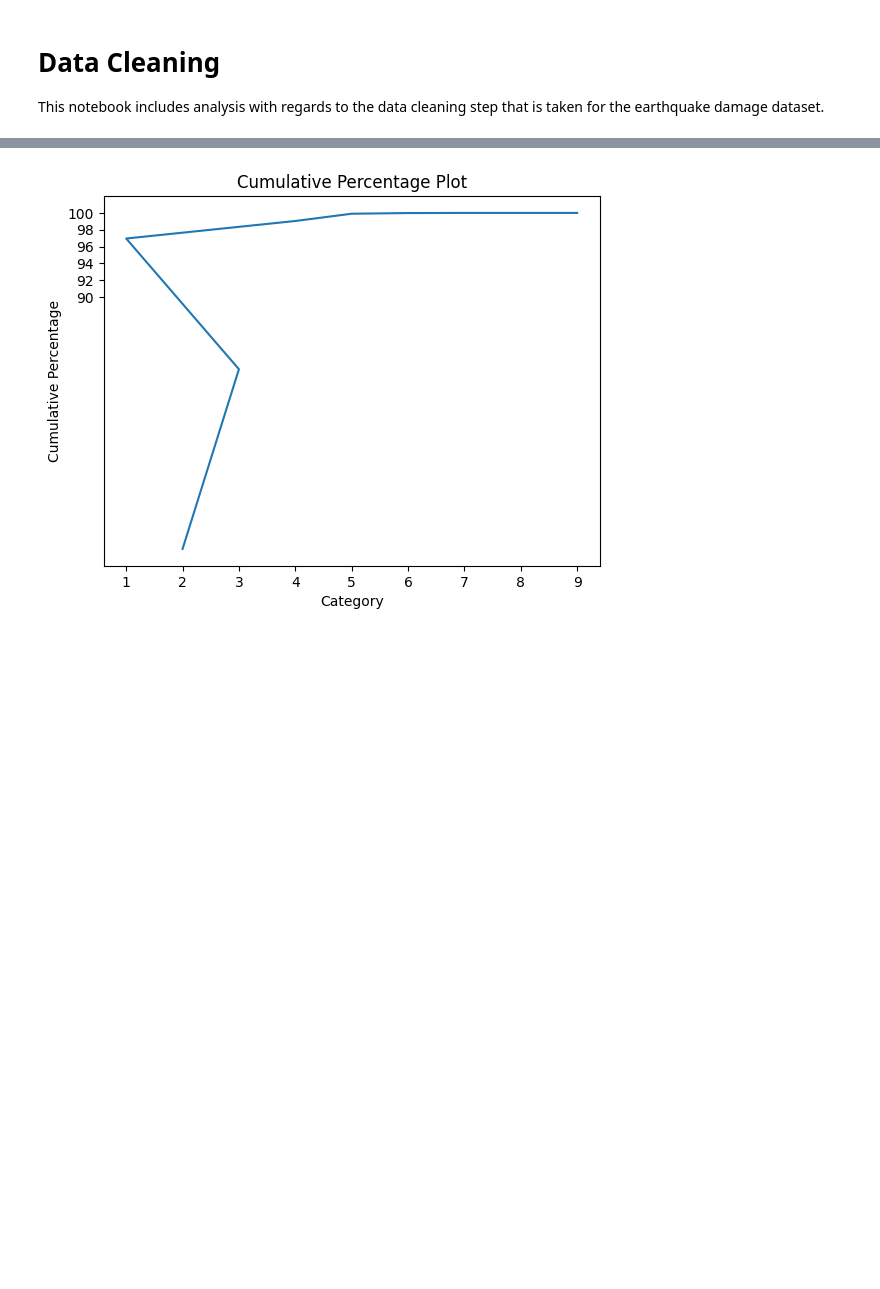
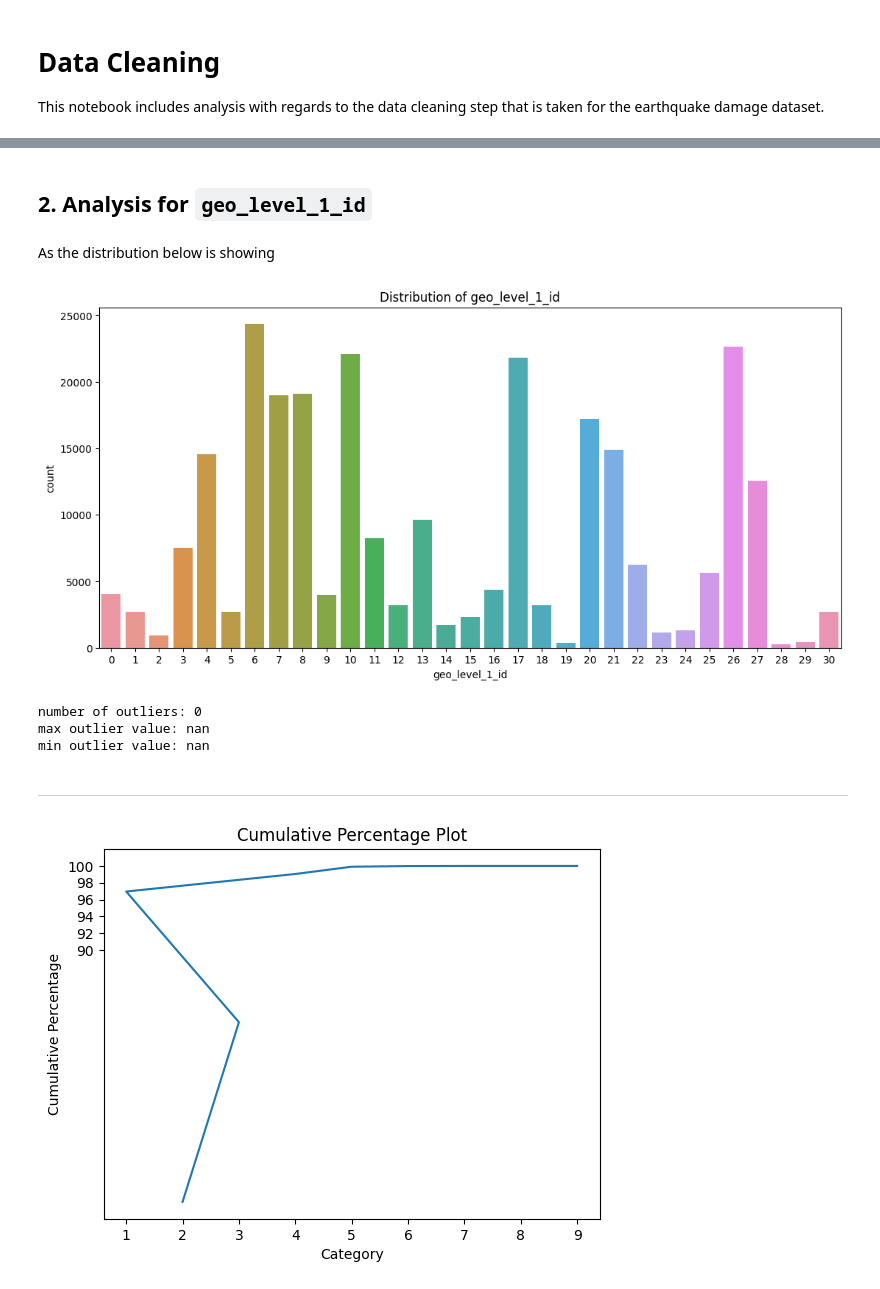
Before and after one commit to Sidies/-2015_Gorkha_earthquake_damage_prediction, a Jupyter notebook: notebooks/1.0-tyrell-data-cleaning.ipynb, the cells around one changed output, grey strips where cells are left out. Cells and saved outputs as stored; diff of their text form; code cells hidden in the pictures; blank space fills up the shorter version.

Commit message:
added outlier functions and structure for the notebook

```diff
--- a/notebooks/1.0-tyrell-data-cleaning.ipynb
+++ b/notebooks/1.0-tyrell-data-cleaning.ipynb
@@ -28,3 +50,29 @@ train_df = pd.read_csv('../data/raw/train_values.csv')
+# %% [markdown]
+## 2. Analysis for `geo_level_1_id`
+# %% [markdown]
+As the distribution below is showing
+# %%
+plt.figure(figsize=(13,6))
+sns.countplot(data=train_df, x='geo_level_1_id')
+plt.title("Distribution of geo_level_1_id")
+plt.show()
+# %% [output]
+[figure, added]
+# %%
+#outliers = build_features.find_outliers_IQR(train_df.select_dtypes(include='number'))
+outliers = build_features.find_outliers_IQR(train_df['geo_level_1_id'])
+
+print('number of outliers: ' + str(len(outliers)))
+
+print('max outlier value: ' + str(outliers.max()))
+
+print('min outlier value: ' + str(outliers.min()))
+# %% [output]
+number of outliers: 0
+max outlier value: nan
+min outlier value: nan
+# %% [markdown]
+-------------
 # %%
 cumulative_sum = train_df['count_floors_pre_eq'].value_counts().sort_values(ascending=False).cumsum()
 
```
Also changed, not shown: parts of 2 cells of this notebook, 4 other files.
